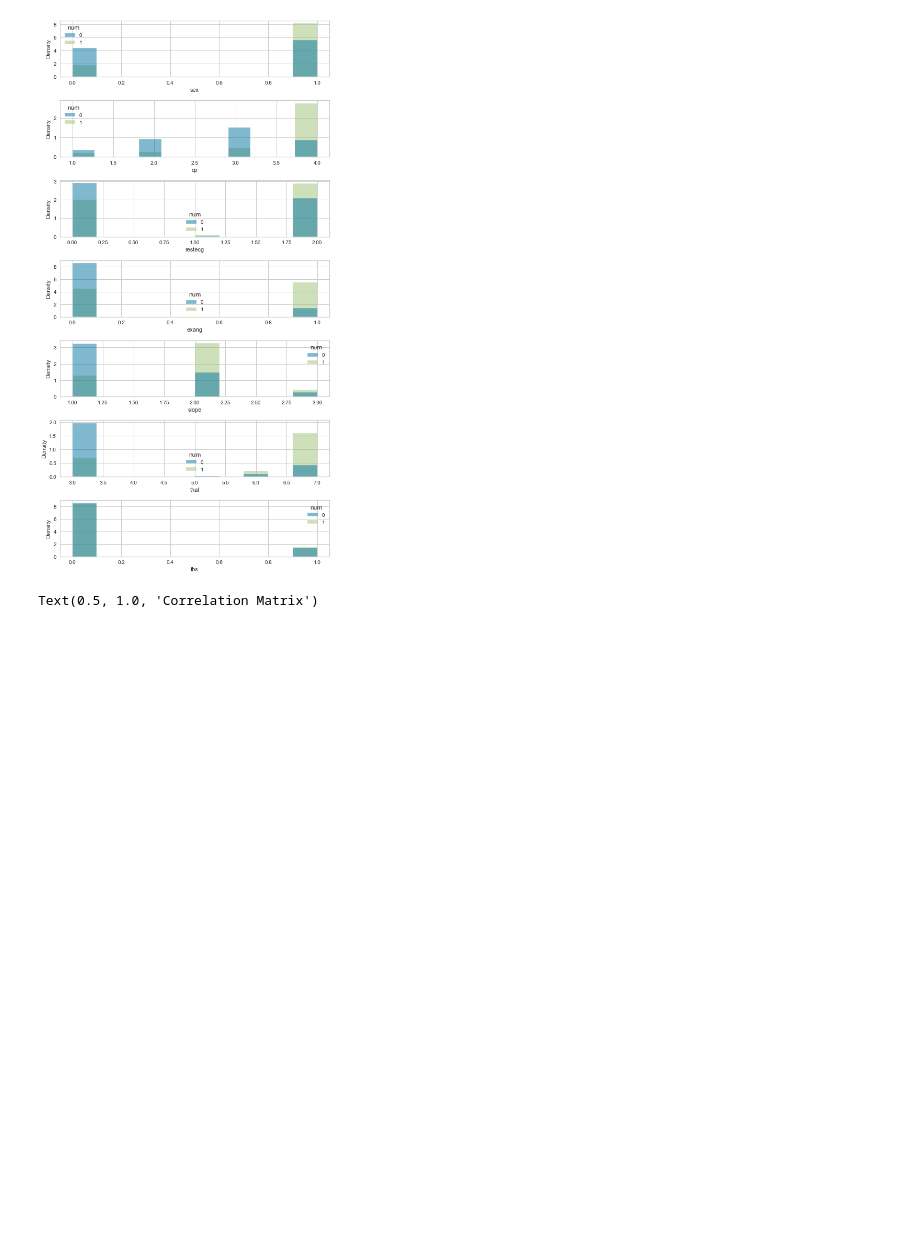
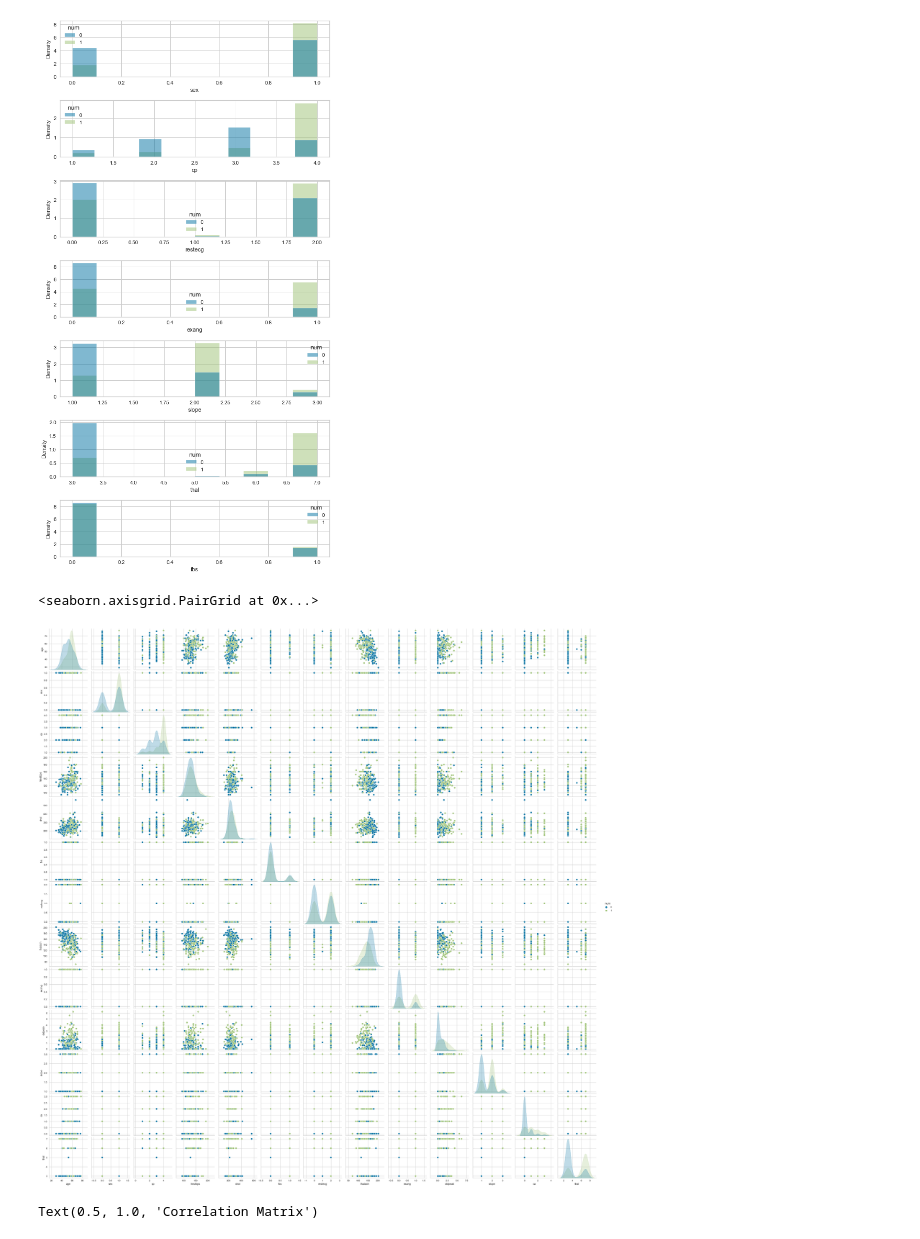
Before and after one commit to zhuofan-16/Heart_Disease_Model, a Jupyter notebook: Cardiovascular_Prediction_ML.ipynb, the cells around one changed output. Saved outputs shown, nothing was run; the diff lists cells and outputs as text; code cells hidden in the pictures; blank space fills up the shorter version.

```diff
--- a/Cardiovascular_Prediction_ML.ipynb
+++ b/Cardiovascular_Prediction_ML.ipynb
@@ -307,7 +307,10 @@ fig.show()
 # %% [output]
 [figure]
 # %%
-# sns.pairplot(patientDf, hue="num")
+sns.pairplot(patientDf, hue="num")
+# %% [output]
+<seaborn.axisgrid.PairGrid at 0x...>
+[figure, added]
 # %%
 
 corr_matrix = patientDf.phik_matrix(interval_cols=patientDf.columns)
```
Also changed, not shown: parts of 22 cells of this notebook.
